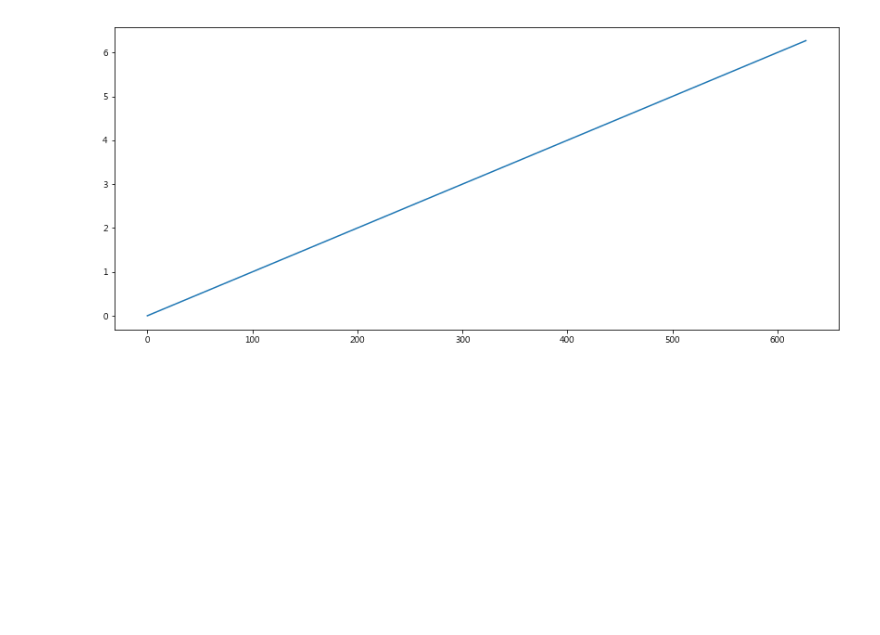
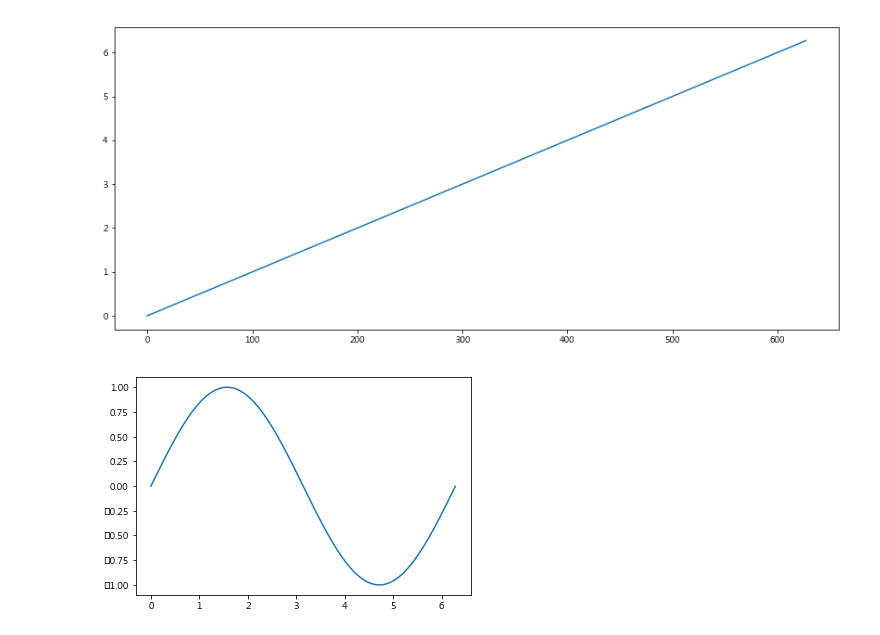
Before and after one commit to ganada2/python_hana, a Jupyter notebook: matpolib.ipynb, the cells around one changed output. Drawn from its saved outputs; the diff is of its cells as text; code cells hidden in the pictures; blank space fills up the shorter version.

```diff
--- a/matpolib.ipynb
+++ b/matpolib.ipynb
@@ -105,3 +105,15 @@ plt.plot(t)
 plt.show()
 # %% [output]
 [figure]
+# %%
+import math
+
+t = np.arange(0, 2*math.pi,0.01)
+# %%
+y = np.sin(t)
+# %%
+plt.figure(figsize=(6,4)) # figure 크기 조절하기
+plt.plot(t, y)
+plt.show()
+# %% [output]
+[figure, added]
```
Also changed, not shown: parts of 6 cells of this notebook.
